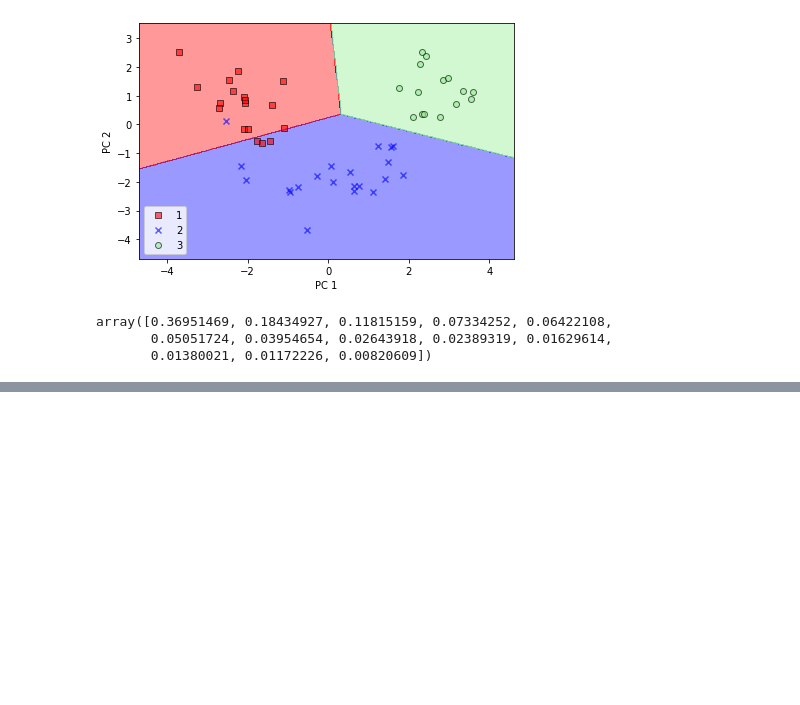
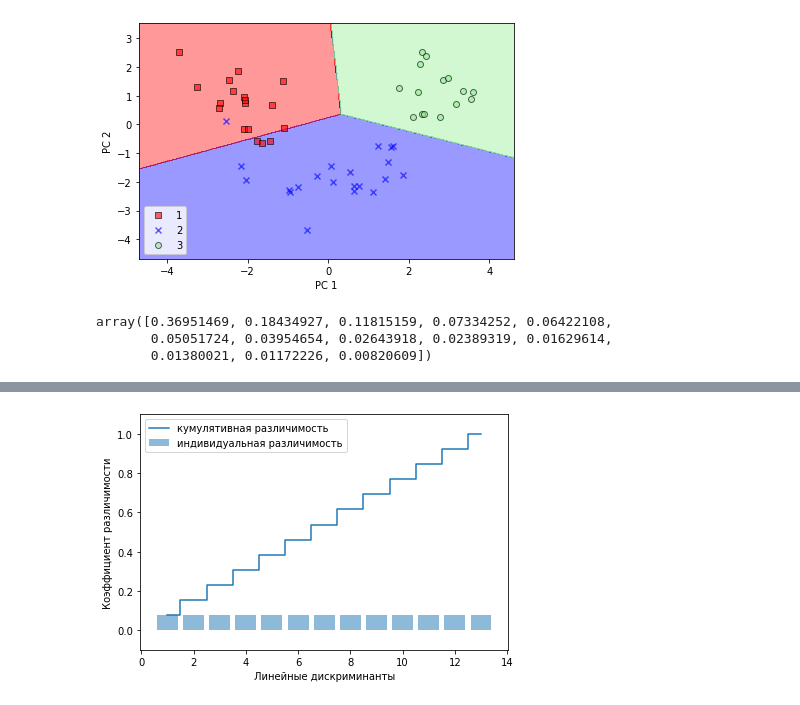
Before and after one commit to 1JigSaW/Book_Python_Machine_Learning, a Jupyter notebook: DATA COMPRESSION BY REDUCING DIMENSIONS.ipynb, the cells around one changed output, grey strips where cells are left out. Cells and saved outputs as stored; diff of their text form; code cells hidden in the pictures; blank space fills up the shorter version.

```diff
--- a/DATA COMPRESSION BY REDUCING DIMENSIONS.ipynb
+++ b/DATA COMPRESSION BY REDUCING DIMENSIONS.ipynb
@@ -149,3 +149,9 @@ pca.explained_variance_ratio_
 array([0.36951469, 0.18434927, 0.11815159, 0.07334252, 0.06422108,
        0.05051724, 0.03954654, 0.02643918, 0.02389319, 0.01629614,
        0.01380021, 0.01172226, 0.00820609])
+# %%
+np.set_printoptions(precision=4)
+mean_vecs = []
+for label in range(1, 4):
+    mean_vecs.append(np.mean(X_train_std[y_train==label], axis=0))
+    print('MV %s: %s\n' % (label, mean_vecs[label-1]))
@@ -151,0 +167,10 @@ array([0.36951469, 0.18434927, 0.11815159, 0.07334252, 0.06422108,
+# %%
+d = 13
+S_W = np.zeros((d, d))
+for label, mv in zip(range(1, 4), mean_vecs):
+    class_scatter = np.zeros((d, d))
+    for row in X_train_std[y_train == label]:
+        row, mv = row.reshape(d, 1), mv.reshape(d, 1)
+        class_scatter += (row - mv).dot((row - mv).T)
+    S_W += class_scatter
+print('Матрица рассеяния внутри классов :%sx%s' % (S_W.shape[0], S_W.shape[1]))
@@ -151,0 +183,7 @@ array([0.36951469, 0.18434927, 0.11815159, 0.07334252, 0.06422108,
+# %%
+d = 13
+S_B = np.zeros((d, d))
+for label, mv in zip(range(1, 4), mean_vecs):
+    class_scatter = np.cov(X_train_std[y_train==label].T)
+    S_B += class_scatter
+print('Маштабированная  матрица рассеяния внутри классов : %sx%s' % (S_W.shape[0], S_W.shape[1]))
@@ -151,0 +192,7 @@ array([0.36951469, 0.18434927, 0.11815159, 0.07334252, 0.06422108,
+# %%
+eigen_vals, eigen_vecs = np.linalg.eig(np.linalg.inv(S_W).dot(S_B))
+eigen_pairs = [(np.abs(eigen_vals[i]), eigen_vecs[:, i]) for i in range(len(eigen_vals))]
+eigen_pairs = sorted(eigen_pairs, key=lambda k: k[0], reverse=True)
+print('Собственные значения в порядке убывания:\n')
+for eigen_val in eigen_pairs:
+    print(eigen_val[0])
@@ -151,0 +215,14 @@ array([0.36951469, 0.18434927, 0.11815159, 0.07334252, 0.06422108,
+# %%
+tot = sum(eigen_vals.real)
+discr = [(i / tot) for i in sorted(eigen_vals.real, reverse=True)]
+cum_discr = np.cumsum(discr)
+plt.bar(range(1, 14), discr, alpha=0.5, align='center', label='индивидуальная различимость')
+plt.step(range(1, 14), cum_discr, where='mid', label='кумулятивная различимость')
+plt.ylabel('Коэффициент различимости')
+plt.xlabel('Линейные дискриминанты')
+plt.ylim([-0.1, 1.1])
+plt.legend(loc='best')
+plt.tight_layout()
+plt.show()
+# %% [output]
+[figure, added]
```
Also changed, not shown: parts of 9 cells of this notebook.
